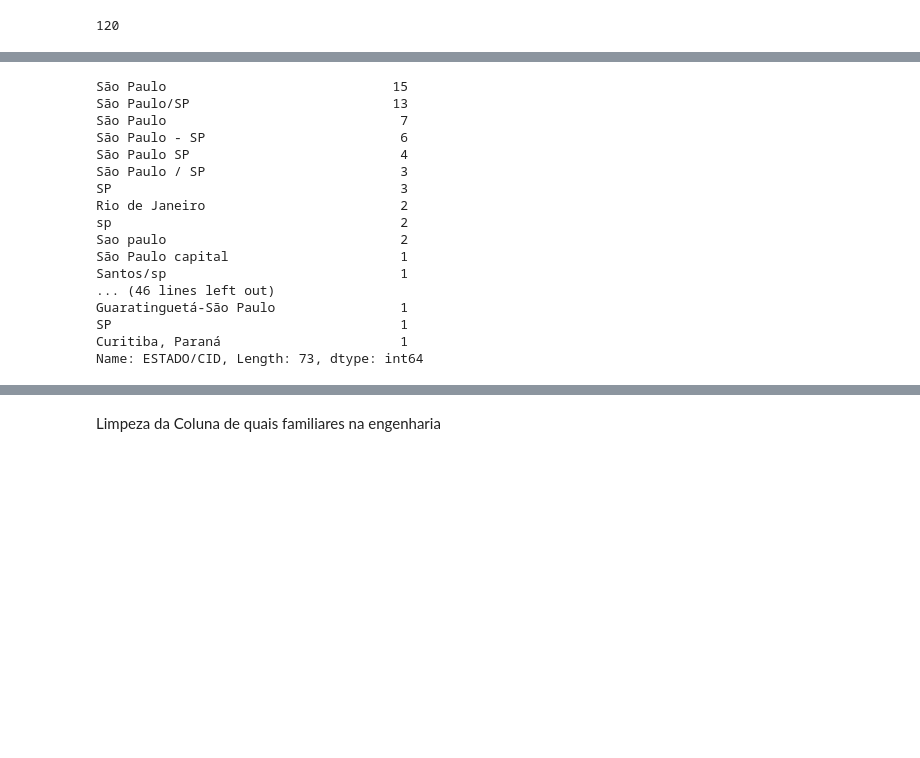
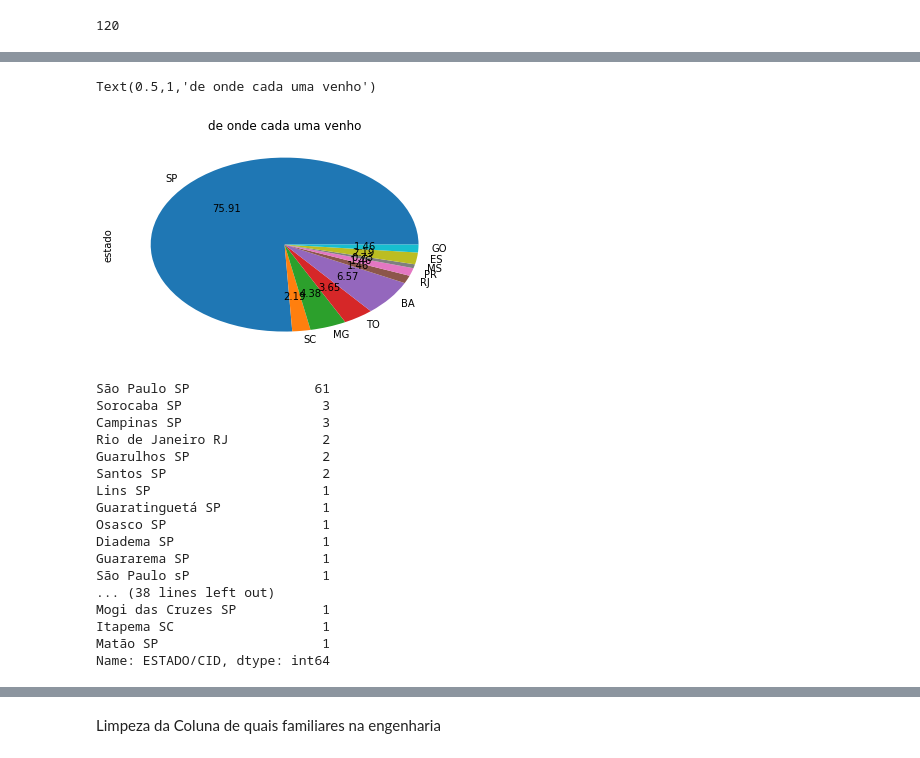
Before and after one commit to BeatrizAlexandre/Projeto_3_CD, a Jupyter notebook: Projeto_3_Beatriz_Alexandre_e_Manuela_Castilla-Copy1.ipynb, the cells around one changed output, grey strips where cells are left out. Drawn from its saved outputs; the diff is of its cells as text; code cells hidden in the pictures; blank space fills up the shorter version.

```diff
--- a/Projeto_3_Beatriz_Alexandre_e_Manuela_Castilla-Copy1.ipynb
+++ b/Projeto_3_Beatriz_Alexandre_e_Manuela_Castilla-Copy1.ipynb
@@ -158,2 +154,0 @@ eng[eng['ESTADO/CID'].str.contains('goia|ás', case=False)]
-# %%
-eng.loc[eng['ESTADO/CID'].str.contains('paulo', case=False), 'ESTADO/CID'] = 1
@@ -159,0 +166,33 @@ eng.loc[eng['ESTADO/CID'].str.contains('paulo', case=False), 'ESTADO/CID'] = 1
+# %%
+torta_es = []
+torta_es.append(sp)
+torta_es.append(sc)
+torta_es.append(mg)
+torta_es.append(to)
+torta_es.append(ba)
+torta_es.append(rj)
+torta_es.append(pr)
+torta_es.append(ms)
+torta_es.append(es)
+torta_es.append(go)
+
+nomes_es =[]
+nomes_es.append("SP")
+nomes_es.append("SC")
+nomes_es.append("MG")
+nomes_es.append("TO")
+nomes_es.append("BA")
+nomes_es.append("RJ")
+nomes_es.append("PR")
+nomes_es.append("MS")
+nomes_es.append("ES")
+nomes_es.append("GO")
+
+tortas_es = pd.DataFrame()
+tortas_es["quem"]= nomes_es
+tortas_es["estado"] = torta_es
+
+tortas_es.idx = tortas_es.set_index("quem")
+tortas_es.idx
+
+print(tortas_es)
@@ -160,23 +211,30 @@ eng.loc[eng['ESTADO/CID'].str.contains('paulo', case=False), 'ESTADO/CID'] = 1
+# %%
+estados = tortas_es.idx["estado"]
+estados.plot(kind="pie", autopct="%.2f", legend=False)
+plt.title("de onde cada uma venho")
+# %% [output]
+Text(0.5,1,'de onde cada uma venho')
+[figure, added]
 # %%
 eng["ESTADO/CID"].value_counts()
 # %% [output]
-São Paulo                             15
-São Paulo/SP                          13
-São Paulo                              7
-São Paulo - SP                         6
-São Paulo SP                           4
-São Paulo / SP                         3
-SP                                     3
-Rio de Janeiro                         2
-sp                                     2
-Sao paulo                              2
-São Paulo capital                      1
-Santos/sp                              1
-... (46 lines left out)
-Guaratinguetá-São Paulo                1
-SP                                     1
-Curitiba, Paraná                       1
-Name: ESTADO/CID, Length: 73, dtype: int64
+São Paulo SP                61
+Sorocaba SP                  3
+Campinas SP                  3
+Rio de Janeiro RJ            2
+Guarulhos SP                 2
+Santos SP                    2
+Lins SP                      1
+Guaratinguetá SP             1
+Osasco SP                    1
+Diadema SP                   1
+Guararema SP                 1
+São Paulo sP                 1
+... (38 lines left out)
+Mogi das Cruzes SP           1
+Itapema SC                   1
+Matão SP                     1
+Name: ESTADO/CID, dtype: int64
 # %%
 eng.TIPO_EM.value_counts().plot.bar()
 plt.title("Tipo de EM");
```
Also changed, not shown: parts of 43 cells of this notebook, 1 other file.
